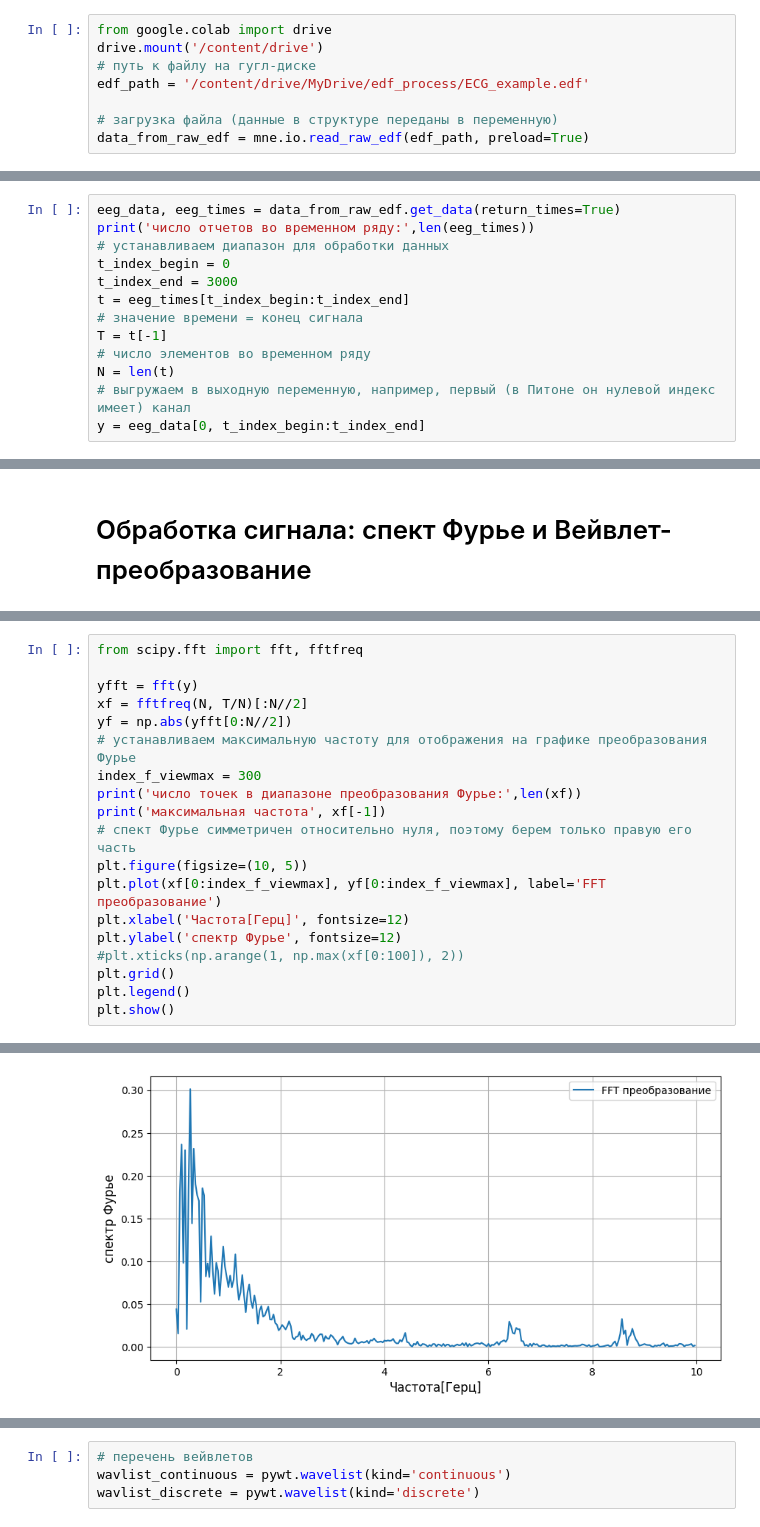
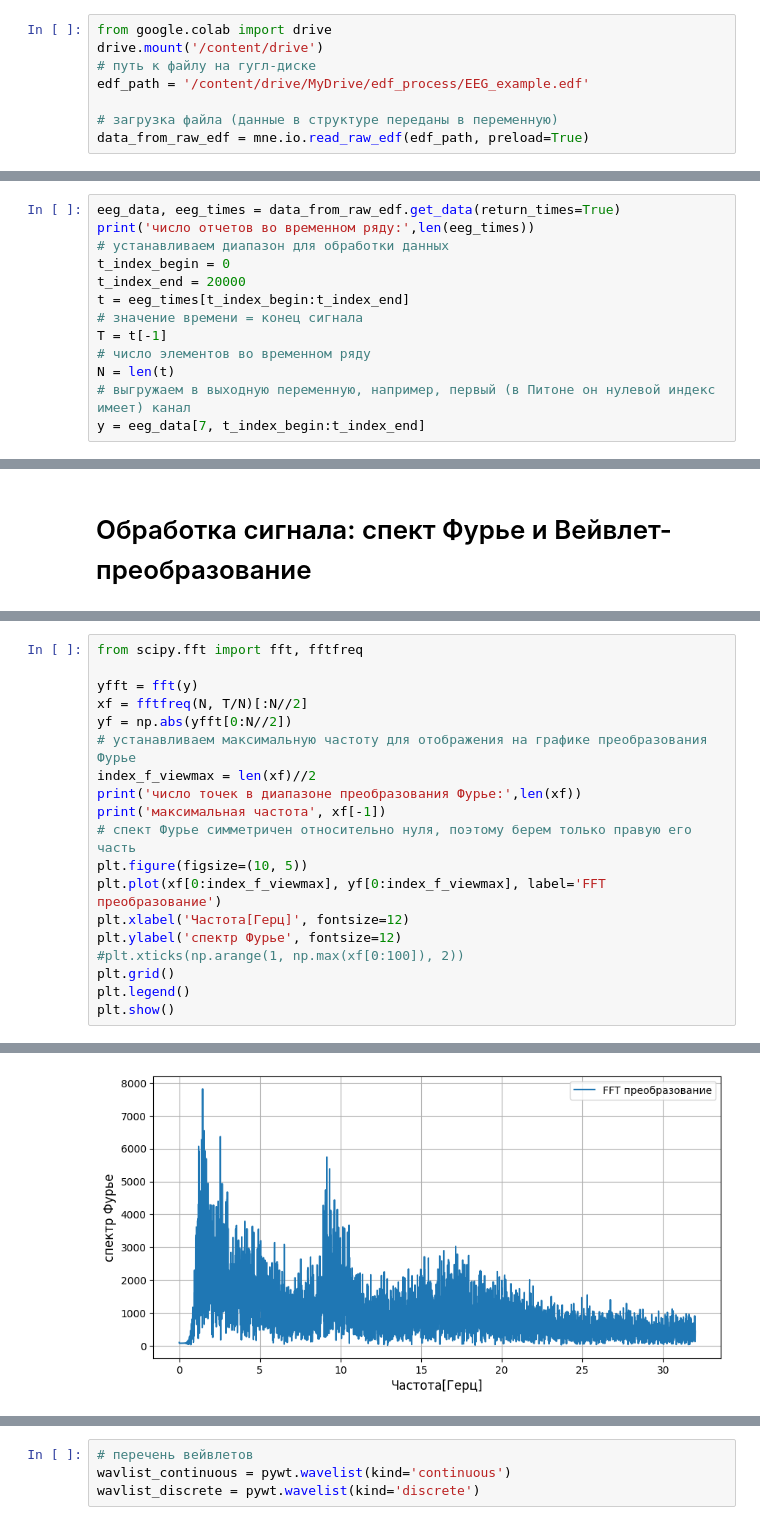
Before and after one commit to TAUforPython/wavelets, a Jupyter notebook: wavelets_cwt_dwt_example_EEG_ECG.ipynb, the cells around one changed output, grey strips where cells are left out. Drawn from its saved outputs; the diff is of its cells as text.

```diff
--- a/wavelets_cwt_dwt_example_EEG_ECG.ipynb
+++ b/wavelets_cwt_dwt_example_EEG_ECG.ipynb
@@ -302,7 +302,7 @@ y = 1 - np.exp(-t) + 0*np.random.normal(0, scale=0.5, size=len(t))
 from google.colab import drive
 drive.mount('/content/drive')
 # путь к файлу на гугл-диске
-edf_path = '/content/drive/MyDrive/edf_process/ECG_example.edf'
+edf_path = '/content/drive/MyDrive/edf_process/EEG_example.edf'
 
 # загрузка файла (данные в структуре переданы в переменную)
 data_from_raw_edf = mne.io.read_raw_edf(edf_path, preload=True)
@@ -328,12 +327,12 @@ eeg_data, eeg_times = data_from_raw_edf.get_data(return_times=True)
 print('число отчетов во временном ряду:',len(eeg_times))
 # устанавливаем диапазон для обработки данных
 t_index_begin = 0
-t_index_end = 3000
+t_index_end = 20000
 t = eeg_times[t_index_begin:t_index_end]
 # значение времени = конец сигнала
 T = t[-1]
 # число элементов во временном ряду
 N = len(t)
 # выгружаем в выходную переменную, например, первый (в Питоне он нулевой индекс имеет) канал
-y = eeg_data[0, t_index_begin:t_index_end]
+y = eeg_data[7, t_index_begin:t_index_end]
 # %% [output]
@@ -362,7 +361,7 @@ yfft = fft(y)
 xf = fftfreq(N, T/N)[:N//2]
 yf = np.abs(yfft[0:N//2])
 # устанавливаем максимальную частоту для отображения на графике преобразования Фурье
-index_f_viewmax = 300
+index_f_viewmax = len(xf)//2
 print('число точек в диапазоне преобразования Фурье:',len(xf))
 print('максимальная частота', xf[-1])
 # спект Фурье симметричен относительно нуля, поэтому берем только правую его часть
@@ -380 +379 @@ plt.show()
-[figure, old version]
+[figure, new version]
```
Also changed, not shown: parts of 8 cells of this notebook.
